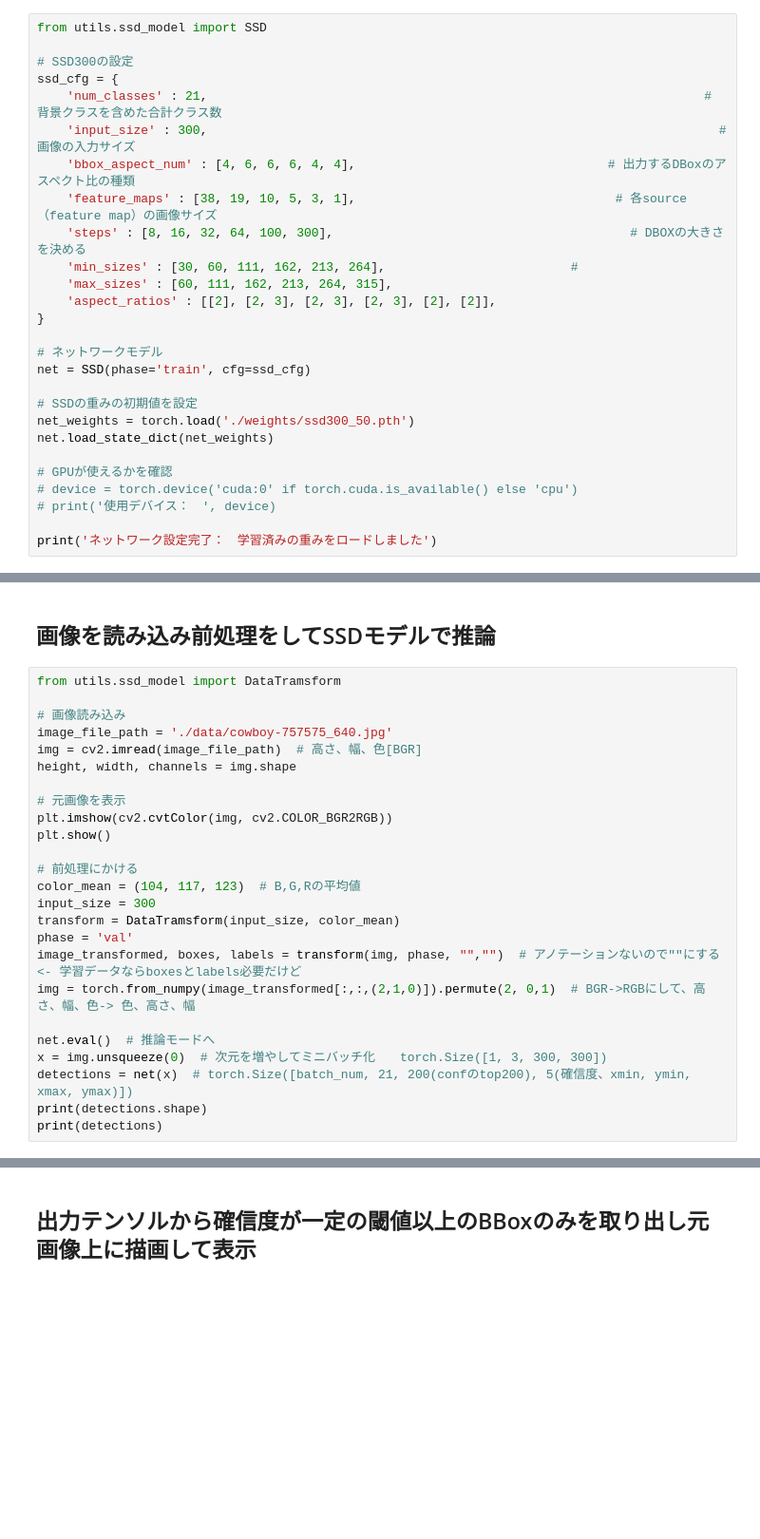
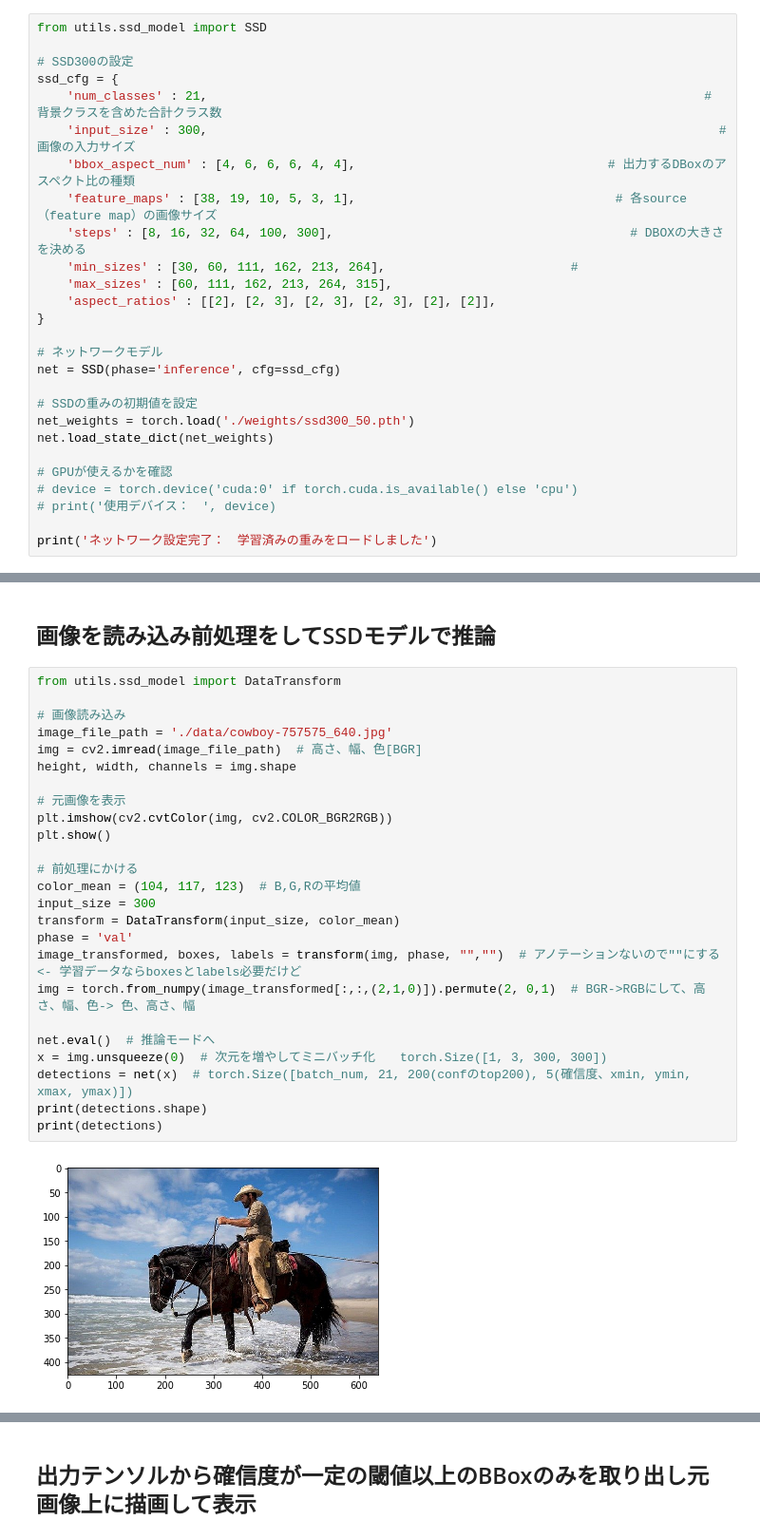
Before and after one commit to EriHata/learning_pytorch, a Jupyter notebook: pytorch_advanced/2_objectdetection/my_SSD_inference.ipynb, the cells around one changed output, grey strips where cells are left out. Shown at 95% size. Saved outputs shown, nothing was run; the diff lists cells and outputs as text; blank space fills up the shorter version.

```diff
--- a/pytorch_advanced/2_objectdetection/my_SSD_inference.ipynb
+++ b/pytorch_advanced/2_objectdetection/my_SSD_inference.ipynb
@@ -23,7 +36,7 @@ ssd_cfg = {
 }
 
 # ネットワークモデル
-net = SSD(phase='train', cfg=ssd_cfg)
+net = SSD(phase='inference', cfg=ssd_cfg)
 
 # SSDの重みの初期値を設定
 net_weights = torch.load('./weights/ssd300_50.pth')
@@ -37,27 +52,29 @@ print('ネットワーク設定完了：　学習済みの重みをロードし
 # %% [markdown]
 ## 画像を読み込み前処理をしてSSDモデルで推論
 # %%
-from utils.ssd_model import DataTramsform
+from utils.ssd_model import DataTransform
 
 # 画像読み込み
 image_file_path = './data/cowboy-757575_640.jpg'
 img = cv2.imread(image_file_path)  # 高さ、幅、色[BGR]
 height, width, channels = img.shape
 
 # 元画像を表示
 plt.imshow(cv2.cvtColor(img, cv2.COLOR_BGR2RGB))
 plt.show()
 
 # 前処理にかける
 color_mean = (104, 117, 123)  # B,G,Rの平均値
 input_size = 300
-transform = DataTramsform(input_size, color_mean)
+transform = DataTransform(input_size, color_mean)
 phase = 'val'
 image_transformed, boxes, labels = transform(img, phase, "","")  # アノテーションないので""にする　<- 学習データならboxesとlabels必要だけど
 img = torch.from_numpy(image_transformed[:,:,(2,1,0)]).permute(2, 0,1)  # BGR->RGBにして、高さ、幅、色-> 色、高さ、幅
 
 net.eval()  # 推論モードへ
 x = img.unsqueeze(0)  # 次元を増やしてミニバッチ化　　torch.Size([1, 3, 300, 300])
 detections = net(x)  # torch.Size([batch_num, 21, 200(confのtop200), 5(確信度、xmin, ymin, xmax, ymax)])
 print(detections.shape)
 print(detections)
+# %% [output]
+[figure, added]
```
Also changed, not shown: parts of 6 cells of this notebook.
